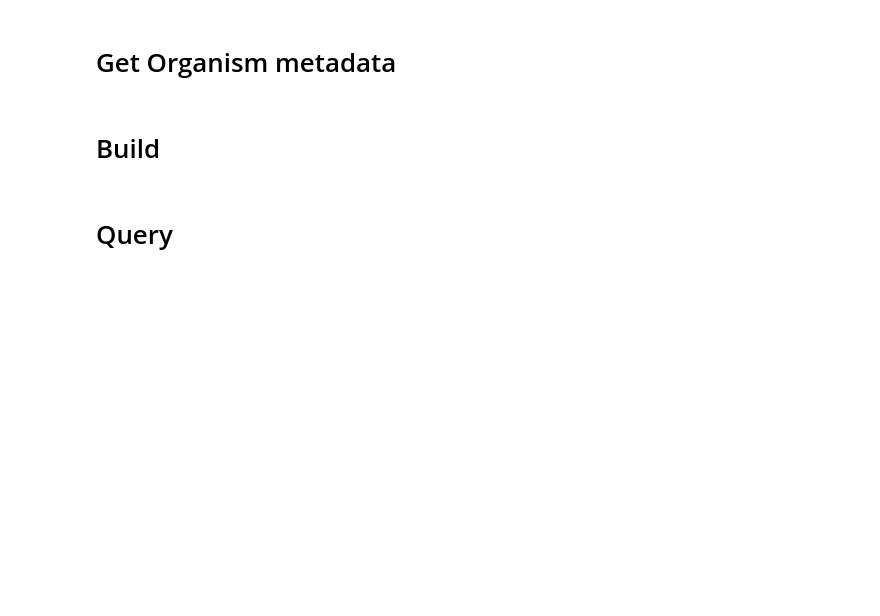
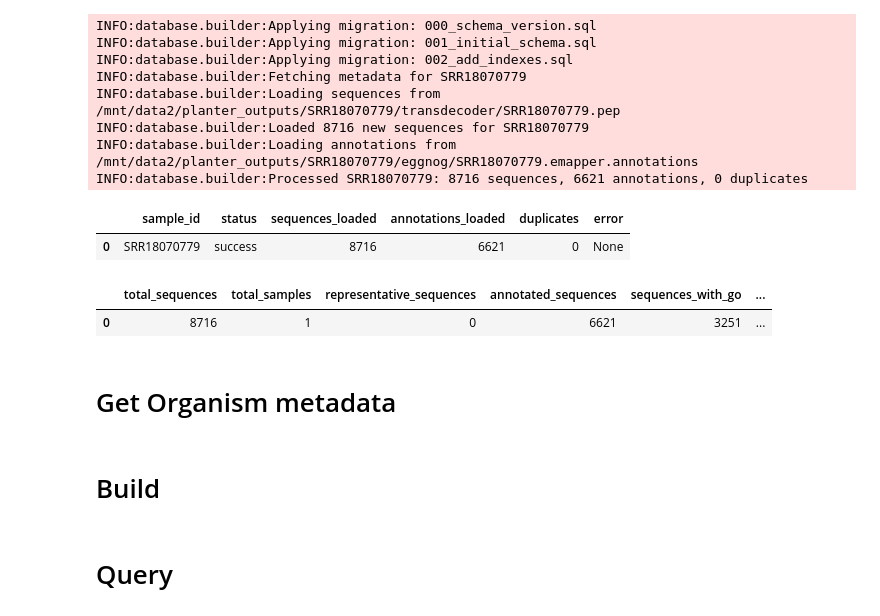
Before and after one commit to arudhir/planter, a Jupyter notebook: notebooks/database.ipynb, the cells around one changed output. Cells and saved outputs as stored; diff of their text form; code cells hidden in the pictures; blank space fills up the shorter version.

Commit message:
added schemas, streamlined the sra metadata code/table, builds databases with just sra entrypoint

```diff
--- a/notebooks/database.ipynb
+++ b/notebooks/database.ipynb
@@ -18,6 +19,65 @@ logging.basicConfig(level=logging.INFO)
 logger = logging.getLogger(__name__)
 import sys; sys.path.append('../scripts')
 from get_srr_metadata import get_sra_info
+# %%
+sys.path.append('../planter')
+from database.builder import SequenceDBBuilder
+from pathlib import Path
+
+# Define paths
+DB_PATH = "/mnt/data/planter_outputs/planter2.duckdb"
+OUTPUT_DIR = Path("/mnt/data2/planter_outputs")
+# CLUSTER_TSV = "/mnt/data/planter_outputs/clusters.tsv"  # if you have clustering results
+
+# List of SRA IDs to process
+sample_ids = ["SRR18070779"]
+
+# sample_ids = [
+#     'ERR9123871', 'ERR9123872', 'ERR9123874', 'ERR9123875', 'ERR9123876',
+#     'ERR9123877', 'ERR9123878', 'ERR9123879', 'ERR9123880', 'ERR9123881',
+#     'ERR9123882', 'SRR10444679', 'SRR10444680', 'SRR10444681', 'SRR10444682',
+#     'SRR10444683', 'SRR10444684', 'SRR11011255', 'SRR11011256', 'SRR11011257',
+#     'SRR11011258', 'SRR11011259', 'SRR11011260', 'SRR12068547', 'SRR128113',
+#     'SRR128114', 'SRR13765006', 'SRR14292007', 'SRR14292008', 'SRR18070778',
+#     'SRR18070779', 'SRR18070780', 'SRR18070781', 'SRR18070782', 'SRR18070783',
+#     'SRR18070784', 'SRR18070785', 'SRR18070786', 'SRR18070787', 'SRR18070788',
+#     'SRR18070789', 'SRR18070790', 'SRR18070791', 'SRR18070792', 'SRR18070793',
+#     'SRR18070794', 'SRR18070795', 'SRR18735292', 'SRR19034772', 'SRR19034773',
+#     'SRR19619612', 'SRR19619613', 'SRR19619614', 'SRR22271585', 'SRR22271586',
+#     'SRR22271587', 'SRR22271588', 'SRR22271589', 'SRR22904707', 'SRR24974225',
+#     'SRR24974226', 'SRR24974227', 'SRR24974228', 'SRR25582085', 'SRR29366264',
+#     'SRR29366265', 'SRR29366266', 'SRR5489198', 'SRR5992919', 'SRR5992920',
+#     'SRR6048009', 'SRR8859643', 'SRR8859644', 'SRR8859645',
+#     'SRR8859646', 'SRR8859647', 'SRR8859648'
+# ]
+
+
+# Build database
+with SequenceDBBuilder(DB_PATH, output_dir=OUTPUT_DIR) as builder:
+    # Build initial database with sequences and annotations
+    results = builder.build_database(sample_ids)
+    display(results)
+
+    # # Optionally load clustering results if available
+    # if Path(CLUSTER_TSV).exists():
+    #     builder.load_clusters_from_tsv(CLUSTER_TSV)
+
+    # Get final database summary
+    summary = builder.get_database_summary()
+    display(summary)
+# %% [output]
+INFO:database.builder:Applying migration: 000_schema_version.sql
+INFO:database.builder:Applying migration: 001_initial_schema.sql
+INFO:database.builder:Applying migration: 002_add_indexes.sql
+INFO:database.builder:Fetching metadata for SRR18070779
+INFO:database.builder:Loading sequences from /mnt/data2/planter_outputs/SRR18070779/transdecoder/SRR18070779.pep
+INFO:database.builder:Loaded 8716 new sequences for SRR18070779
+INFO:database.builder:Loading annotations from /mnt/data2/planter_outputs/SRR18070779/eggnog/SRR18070779.emapper.annotations
+INFO:database.builder:Processed SRR18070779: 8716 sequences, 6621 annotations, 0 duplicates
+|  | sample_id | status | sequences_loaded | annotations_loaded | duplicates | error |
+| 0 | SRR18070779 | success | 8716 | 6621 | 0 | None |
+|  | total_sequences | total_samples | representative_sequences | annotated_sequences | sequences_with_go | ... |
+| 0 | 8716 | 1 | 0 | 6621 | 3251 | ... |
 # %% [markdown]
 # Get Organism metadata
 # %%
```
Also changed, not shown: parts of 1 cell of this notebook, 12 other files.
